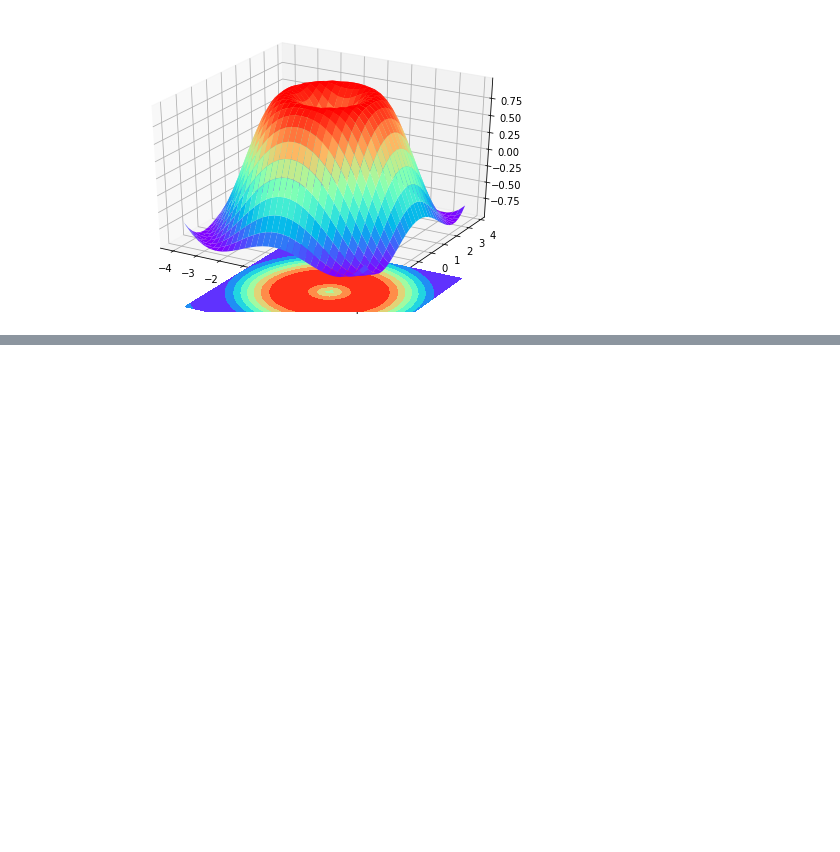
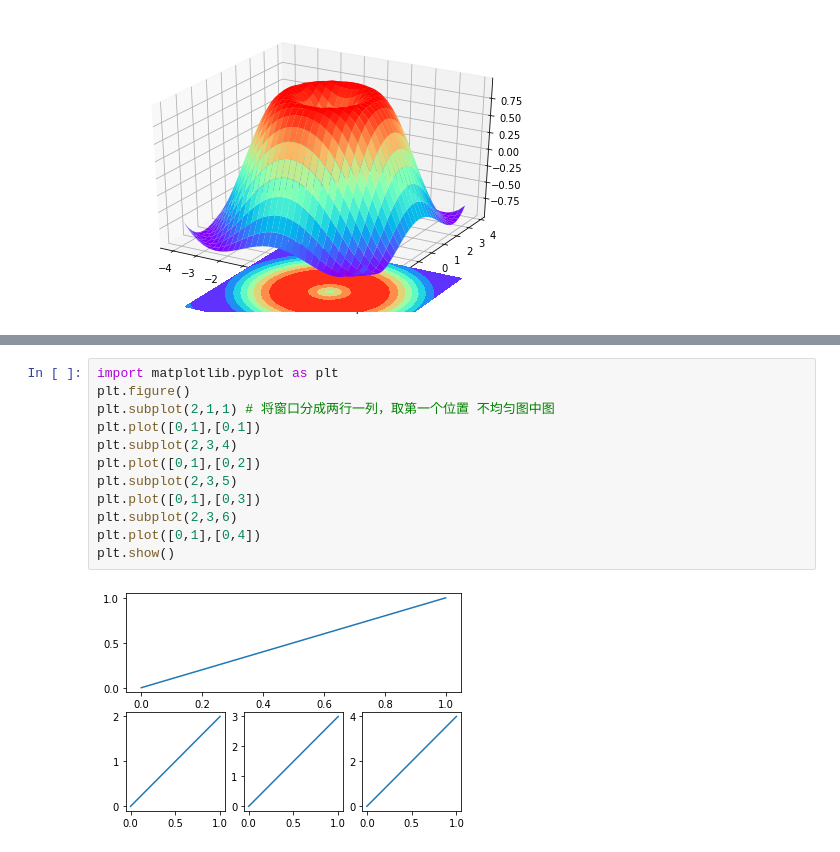
Before and after one commit to Bossism/DailyStudy, a Jupyter notebook: matplotlib.ipynb, the cells around one changed output, grey strips where cells are left out. Drawn from its saved outputs; the diff is of its cells as text; blank space fills up the shorter version.

```diff
--- a/matplotlib.ipynb
+++ b/matplotlib.ipynb
@@ -344,0 +361,14 @@ ax.contourf(X, Y, Z, zdir='z', offset=-2, cmap=plt.get_cmap('rainbow'))
+# %%
+import matplotlib.pyplot as plt
+plt.figure()
+plt.subplot(2,1,1) # 将窗口分成两行一列，取第一个位置 不均匀图中图
+plt.plot([0,1],[0,1])
+plt.subplot(2,3,4)
+plt.plot([0,1],[0,2])
+plt.subplot(2,3,5)
+plt.plot([0,1],[0,3])
+plt.subplot(2,3,6)
+plt.plot([0,1],[0,4])
+plt.show()
+# %% [output]
+[figure, added]
```
Also changed, not shown: parts of 12 cells of this notebook.
